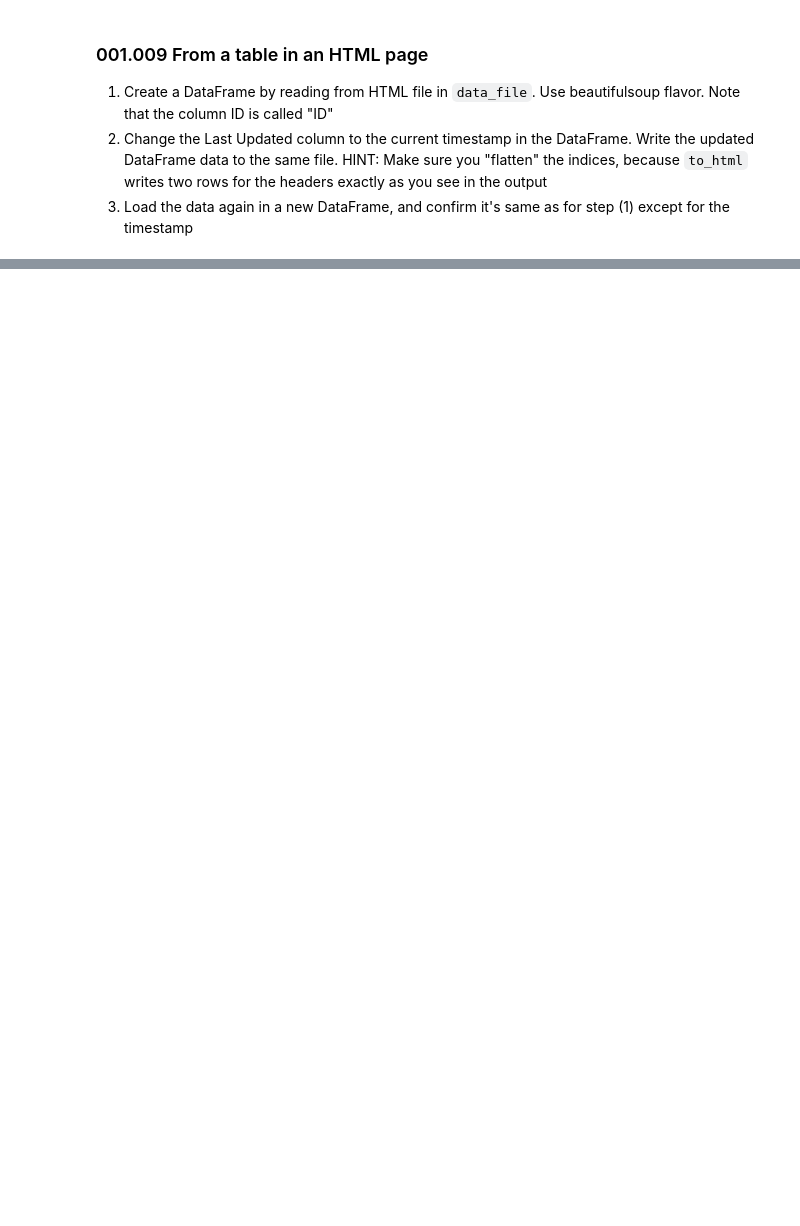
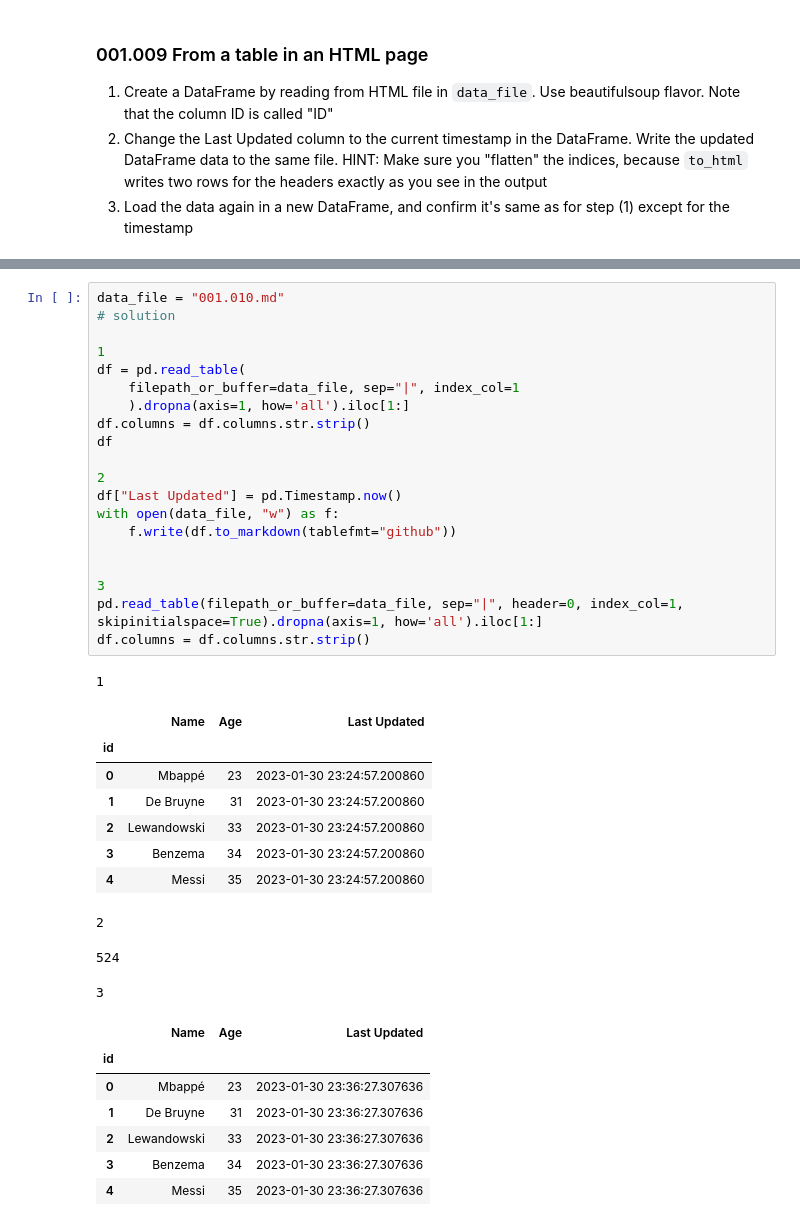
Before and after one commit to gotofritz/jupyter, a Jupyter notebook: katas/pandas_katas/solutions/001_pandas.ipynb, the cells around one changed output, grey strips where cells are left out. Drawn from its saved outputs; the diff is of its cells as text; blank space fills up the shorter version.

Commit message:
add a markdown test to 001 pandas

```diff
--- a/katas/pandas_katas/solutions/001_pandas.ipynb
+++ b/katas/pandas_katas/solutions/001_pandas.ipynb
@@ -373,0 +388,39 @@ pd.read_html(data_file, flavor="bs4", index_col="ID")[0]
+# %%
+data_file = "001.010.md"
+# solution
+
+1
+df = pd.read_table(
+    filepath_or_buffer=data_file, sep="|", index_col=1
+    ).dropna(axis=1, how='all').iloc[1:]
+df.columns = df.columns.str.strip()
+df
+
+2
+df["Last Updated"] = pd.Timestamp.now()
+with open(data_file, "w") as f:
+    f.write(df.to_markdown(tablefmt="github"))
+
+
+3
+pd.read_table(filepath_or_buffer=data_file, sep="|", header=0, index_col=1, skipinitialspace=True).dropna(axis=1, how='all').iloc[1:]
+df.columns = df.columns.str.strip()
+# %% [output]
+1
+|  | Name | Age | Last Updated |
+| id |  |  |  |
+| 0 | Mbappé | 23 | 2023-01-30 23:24:57.200860 |
+| 1 | De Bruyne | 31 | 2023-01-30 23:24:57.200860 |
+| 2 | Lewandowski | 33 | 2023-01-30 23:24:57.200860 |
+| 3 | Benzema | 34 | 2023-01-30 23:24:57.200860 |
+| 4 | Messi | 35 | 2023-01-30 23:24:57.200860 |
+2
+524
+3
+|  | Name | Age | Last Updated |
+| id |  |  |  |
+| 0 | Mbappé | 23 | 2023-01-30 23:36:27.307636 |
+| 1 | De Bruyne | 31 | 2023-01-30 23:36:27.307636 |
+| 2 | Lewandowski | 33 | 2023-01-30 23:36:27.307636 |
+| 3 | Benzema | 34 | 2023-01-30 23:36:27.307636 |
+| 4 | Messi | 35 | 2023-01-30 23:36:27.307636 |
```
Also changed, not shown: parts of 7 cells of this notebook, 17 other files.
